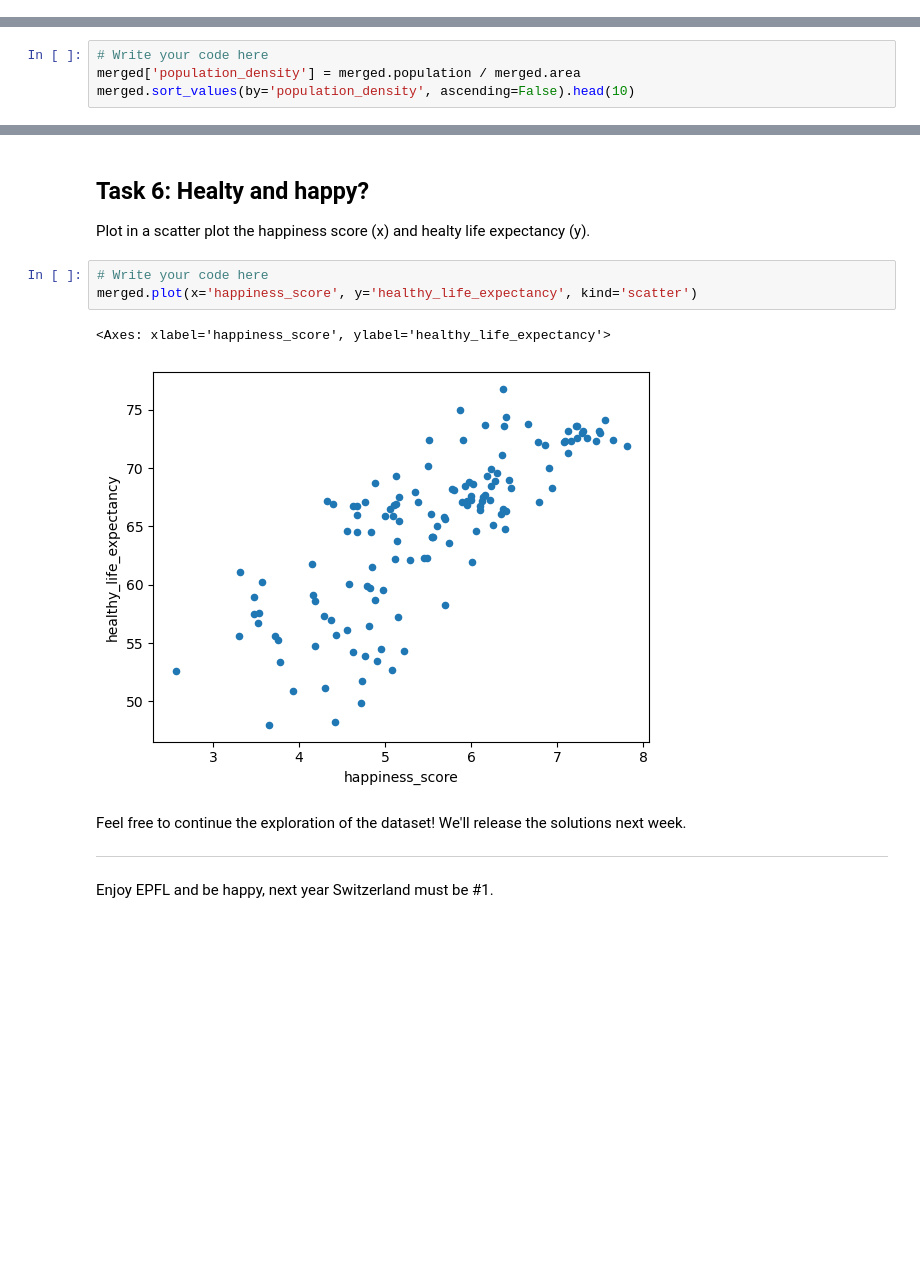
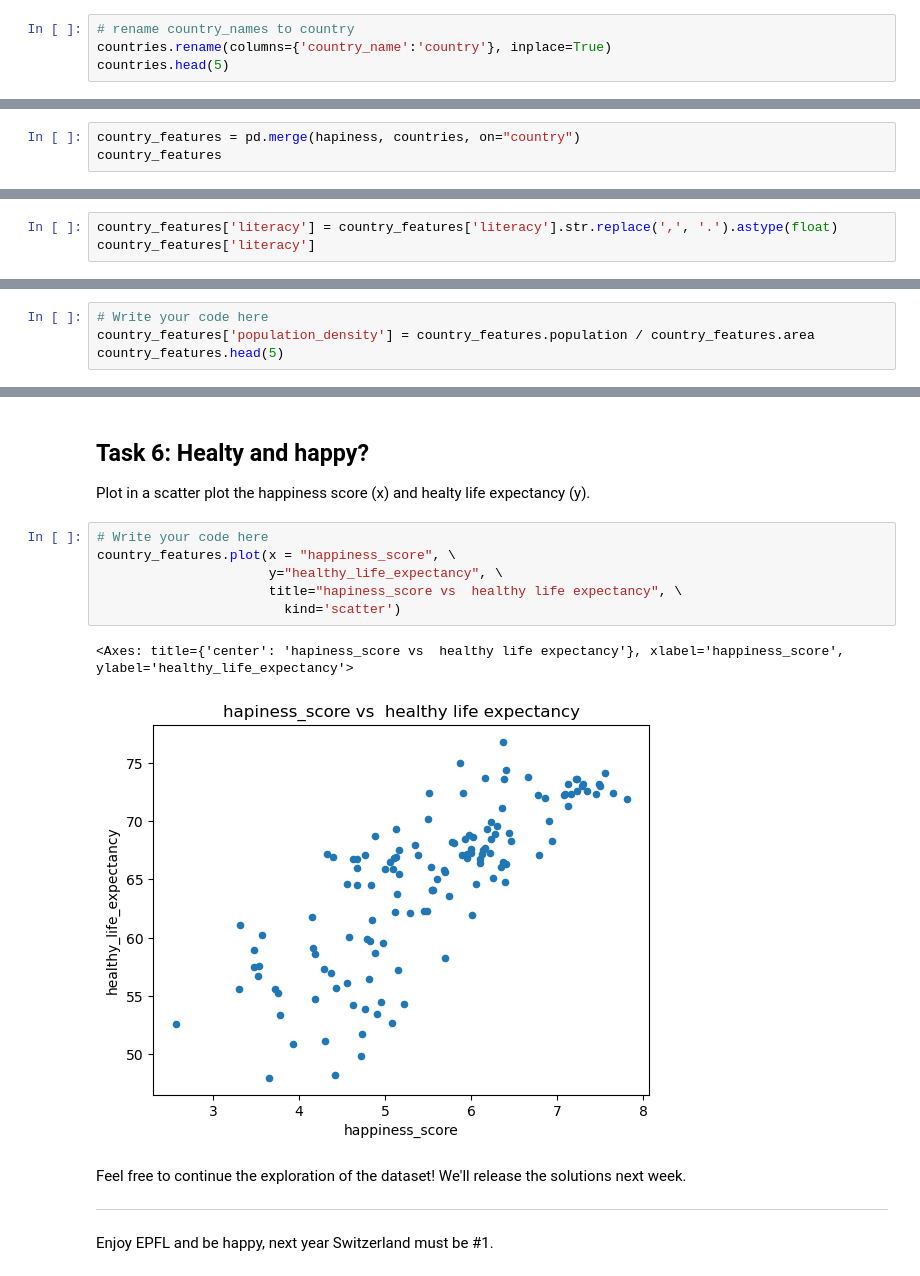
Before and after one commit to theoschiff/ADA, a Jupyter notebook: Exercises/01 - Handling data/Happiness.ipynb, the cells around one changed output, grey strips where cells are left out. Drawn from its saved outputs; the diff is of its cells as text; blank space fills up the shorter version.

Commit message:
Happiness redone

```diff
--- a/Exercises/01 - Handling data/Happiness.ipynb
+++ b/Exercises/01 - Handling data/Happiness.ipynb
@@ -102,0 +93,4 @@ True
+# %%
+# rename country_names to country
+countries.rename(columns={'country_name':'country'}, inplace=True)
+countries.head(5)
@@ -102,0 +104,3 @@ True
+# %%
+country_features = pd.merge(hapiness, countries, on="country")
+country_features
@@ -160,0 +189,3 @@ For each country, print the name and the world region in the format: *{region na
+# %%
+country_features['literacy'] = country_features['literacy'].str.replace(',', '.').astype(float)
+country_features['literacy']
@@ -202,7 +246,7 @@ fraction: 20.33%
 Add to the dataframe a new field called *population_density* computed by dividing *population* by *area*.
 # %%
 # Write your code here
-merged['population_density'] = merged.population / merged.area
-merged.sort_values(by='population_density', ascending=False).head(10)
+country_features['population_density'] = country_features.population / country_features.area
+country_features.head(5)
 # %% [output]
 |  | country | happiness_score | social_support | healthy_life_expectancy | freedom_of_choices | generosity | ... |
@@ -232,10 +272,13 @@ merged.sort_values(by='population_density')[['country', 'population_density']].h
 Plot in a scatter plot the happiness score (x) and healty life expectancy (y).
 # %%
 # Write your code here
-merged.plot(x='happiness_score', y='healthy_life_expectancy', kind='scatter')
+country_features.plot(x = "happiness_score", \
+                      y="healthy_life_expectancy", \
+                      title="hapiness_score vs  healthy life expectancy", \
+                        kind='scatter')
 # %% [output]
-<Axes: xlabel='happiness_score', ylabel='healthy_life_expectancy'>
+<Axes: title={'center': 'hapiness_score vs  healthy life expectancy'}, xlabel='happiness_score', ylabel='healthy_life_expectancy'>
-[figure, old version]
+[figure, new version]
 # %% [markdown]
 Feel free to continue the exploration of the dataset! We'll release the solutions next week.
 
```
Also changed, not shown: parts of 23 cells of this notebook.
